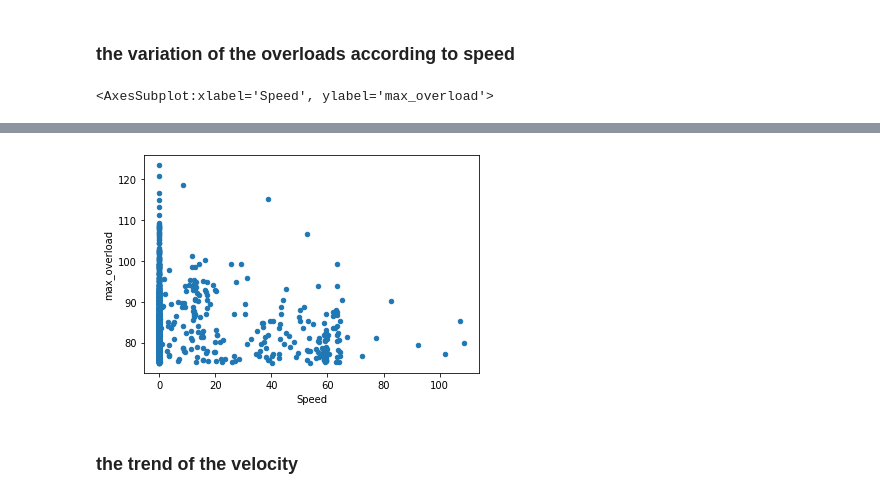
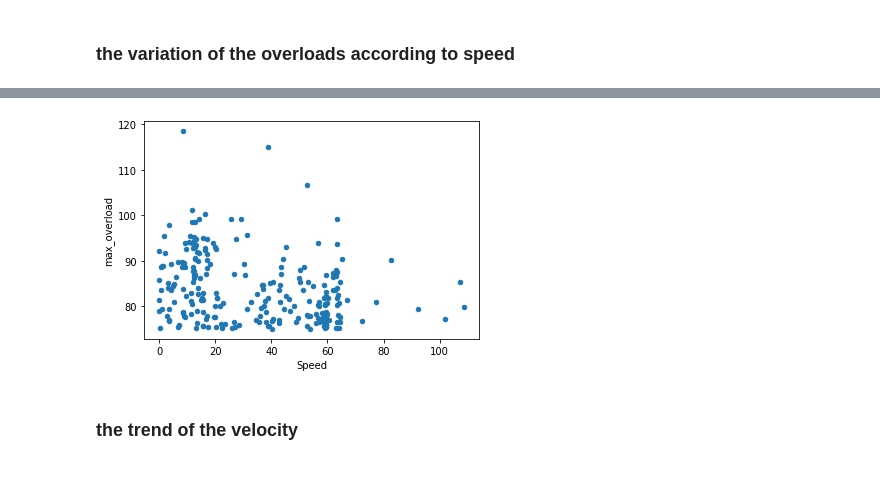
Before and after one commit to OmidSa75/Data_scinece-Smartset-overloads-PoliMI, a Jupyter notebook: main.ipynb, the cells around one changed output, grey strips where cells are left out. Cells and saved outputs as stored; diff of their text form; code cells hidden in the pictures.

```diff
--- a/main.ipynb
+++ b/main.ipynb
@@ -44,8 +49,10 @@ df1
 | 12604 | 60040 | CANALE2 | 357164042518400 | 59.565632 | 16.238096 | 0.0 | 20211110 | 55759 | 22.9568 | 88.4544 |
 12605 rows × 10 columns
 # %%
-df1['Time'] = df1['Time'].apply(lambda x: str(datetime.strptime(str(x), "%H%M%S").time()))
-df1['Date'] = df1['Date'].apply(lambda x: str(datetime.strptime(str(x), "%Y%m%d").date()))
+df1['Time'] = df1['Time'].apply(lambda x: str(
+    datetime.strptime(str(x), "%H%M%S").time()))
+df1['Date'] = df1['Date'].apply(lambda x: str(
+    datetime.strptime(str(x), "%Y%m%d").date()))
 df1
 # %% [output]
 |  | Sensor_id | Channel | Device_id | Latitude | Longitude | Speed | Date | Time | Channel1 | Channel2 |
@@ -297,6 +304,6 @@ gdf.plot(ax=ax, color='red')
 # %% [markdown]
 ### the variation of the overloads according to speed
 # %%
-important_nodes_df.plot.scatter('Speed', 'max_overload')
+important_nodes_df.where(0 < important_nodes_df['Speed']).plot.scatter('Speed', 'max_overload')
+important_nodes_df.where(0 < important_nodes_df['Speed']).corr()
 # %% [output]
-<AxesSubplot:xlabel='Speed', ylabel='max_overload'>
@@ -303,4 +321,4 @@ important_nodes_df.plot.scatter('Speed', 'max_overload')
-[figure, old version]
+[figure, new version]
 # %% [markdown]
 ### the trend of the velocity
 # %%
```
Also changed, not shown: parts of 10 cells of this notebook.
